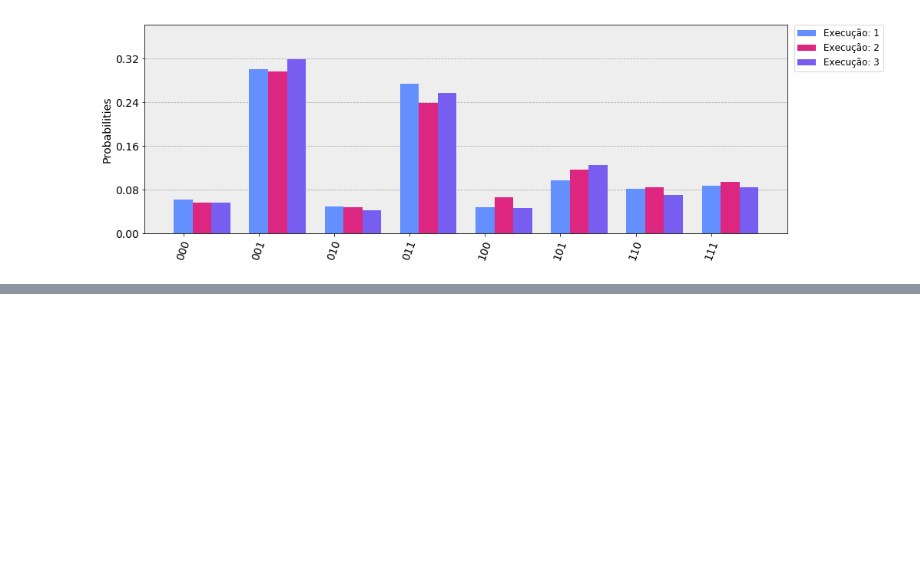
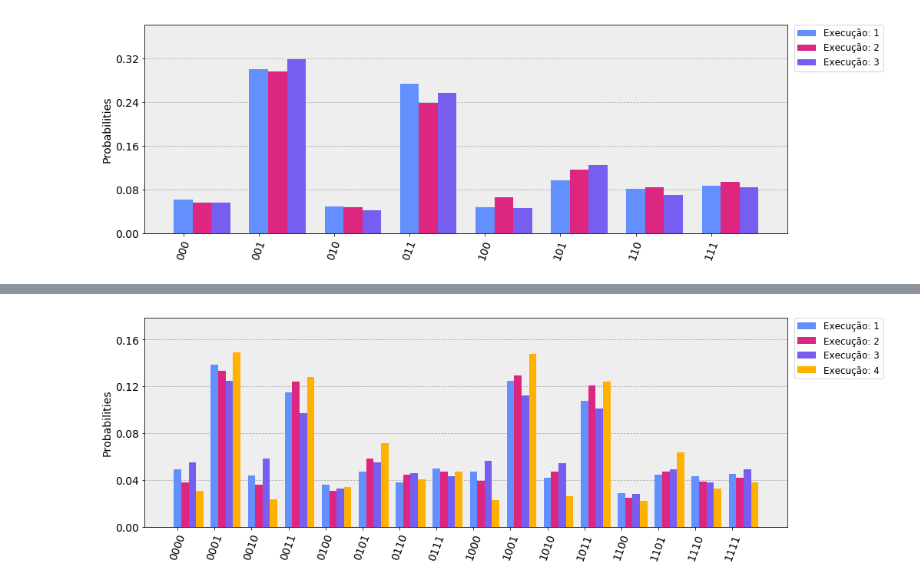
Before and after one commit to L30n4rd0/quantum-computing-codes, a Jupyter notebook: QisKit/notebooks/qiskit_histogram_cqd_n_4_fixed_point_search_data_base_on_ibmqx2.ipynb, the cells around one changed output, grey strips where cells are left out. Drawn from its saved outputs; the diff is of its cells as text; code cells hidden in the pictures; blank space fills up the shorter version.

```diff
--- a/QisKit/notebooks/qiskit_histogram_cqd_n_4_fixed_point_search_data_base_on_ibmqx2.ipynb
+++ b/QisKit/notebooks/qiskit_histogram_cqd_n_4_fixed_point_search_data_base_on_ibmqx2.ipynb
@@ -41,0 +53,24 @@ print("....")
+# %%
+executions_counts = [
+    {'1001': 255, '0010': 90, '1010': 86, '1100': 59, '1011': 220, '1000': 97, '0011': 235, '0101': 97, '0111': 102, '0110': 78, '0100': 74, '1111': 93, '1110': 88, '1101': 91, '0001': 283, '0000': 100},
+    {'1011': 247, '0001': 273, '0100': 63, '1100': 51, '0011': 254, '0000': 77, '0101': 119, '1010': 96, '1101': 96, '0010': 74, '1001': 265, '1111': 86, '1000': 81, '1110': 79, '0111': 96, '0110': 91},
+    {'1000': 115, '1100': 57, '0011': 199, '0110': 94, '0100': 67, '1011': 207, '1110': 77, '0111': 89, '0101': 113, '1101': 101, '1010': 111, '1001': 230, '0001': 256, '0010': 119, '1111': 100, '0000': 113},
+    {'1111': 78, '0111': 96, '0110': 83, '1010': 53, '0010': 48, '1100': 45, '1110': 67, '1011': 254, '1000': 46, '1001': 303, '0011': 262, '0101': 146, '0001': 305, '1101': 130, '0100': 69, '0000': 63}
+]
+# %%
+# Plot results with legend
+
+legend = []
+
+for index in range(len(executions_counts)):
+    legend.append("Execução: " + str(index + 1))
+# %%
+# Plot graph
+plot_histogram(
+    data=executions_counts,
+    legend=legend,
+    figsize=(15,5),
+    bar_labels=False
+)
+# %% [output]
+[figure, added]
```
Also changed, not shown: parts of 3 cells of this notebook, 9 other files.
